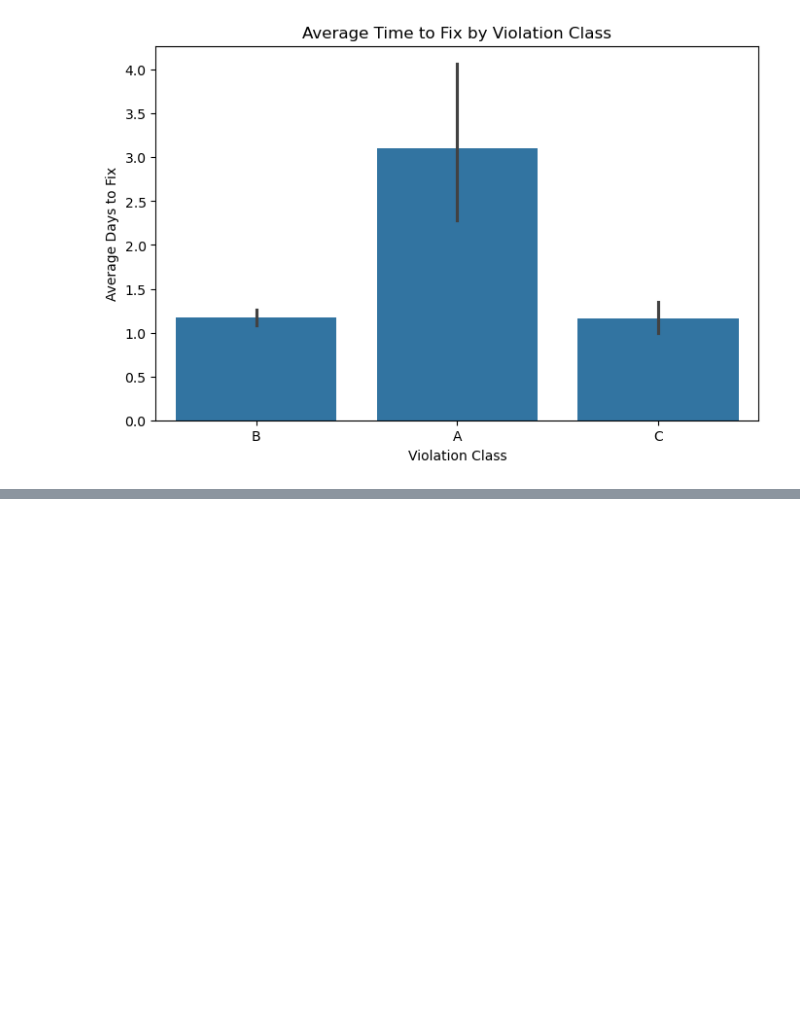
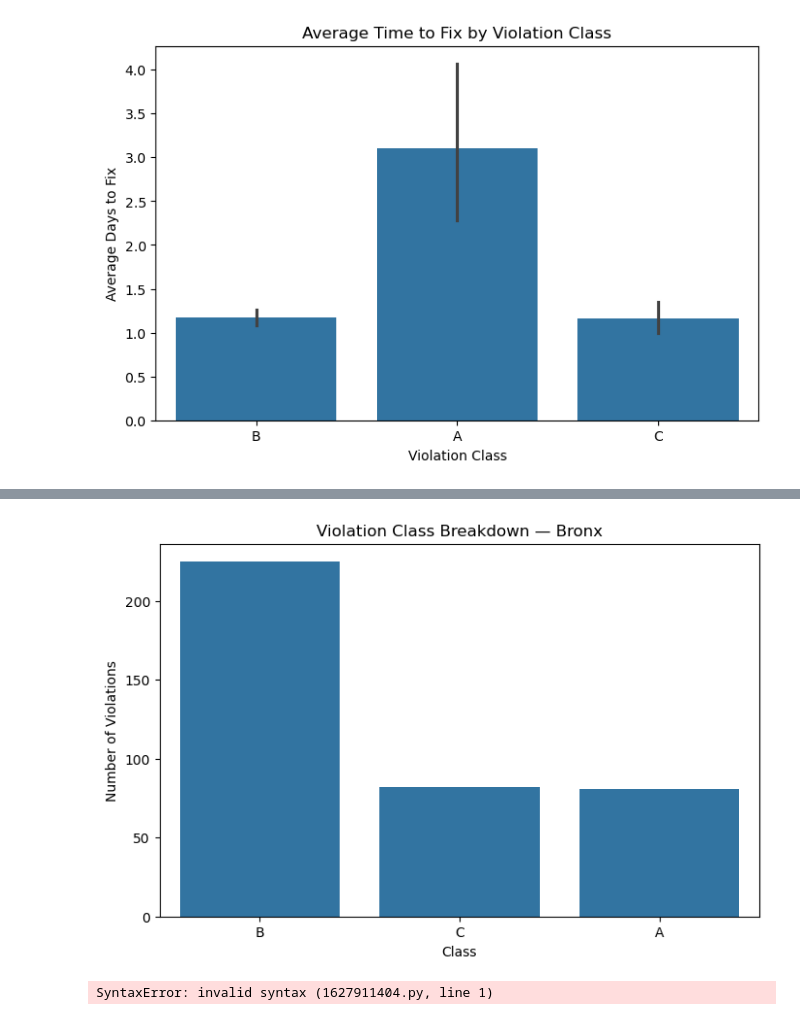
Before and after one commit to nicholas1304-dotcom/Data-for-a-better-NYC, a Jupyter notebook: Untitled.ipynb, the cells around one changed output, grey strips where cells are left out. Cells and saved outputs as stored; diff of their text form; code cells hidden in the pictures; blank space fills up the shorter version.

Commit message:
added potliy chart

```diff
--- a/Untitled.ipynb
+++ b/Untitled.ipynb
@@ -573,0 +574,25 @@ fig.show()
+# %%
+df_bronx = df[df['Primary Borough Name'] == 'BRONX']
+
+plt.figure(figsize=(8,5))
+sns.countplot(data=df_bronx, x='Class', order=df_bronx['Class'].value_counts().index)
+plt.xlabel('Class')
+plt.ylabel('Number of Violations')
+plt.title('Violation Class Breakdown — Bronx')
+plt.show()
+# %% [output]
+[figure, added]
+# %%
+Class A Violations (Non-Hazardous)
+Conditions that are not immediately hazardous but violate the Housing Maintenance Code:
+
+Peeling paint (non-lead areas)
+Minor water leaks
+Cracked plaster or walls
+Loose floor tiles
+Defective outlets or switches (non-hazardous)
+Missing window screens
+Minor vermin conditions
+Damaged window sills
+# %% [output]
+SyntaxError: invalid syntax (1627911404.py, line 1)
```
Also changed, not shown: parts of 5 cells of this notebook.
